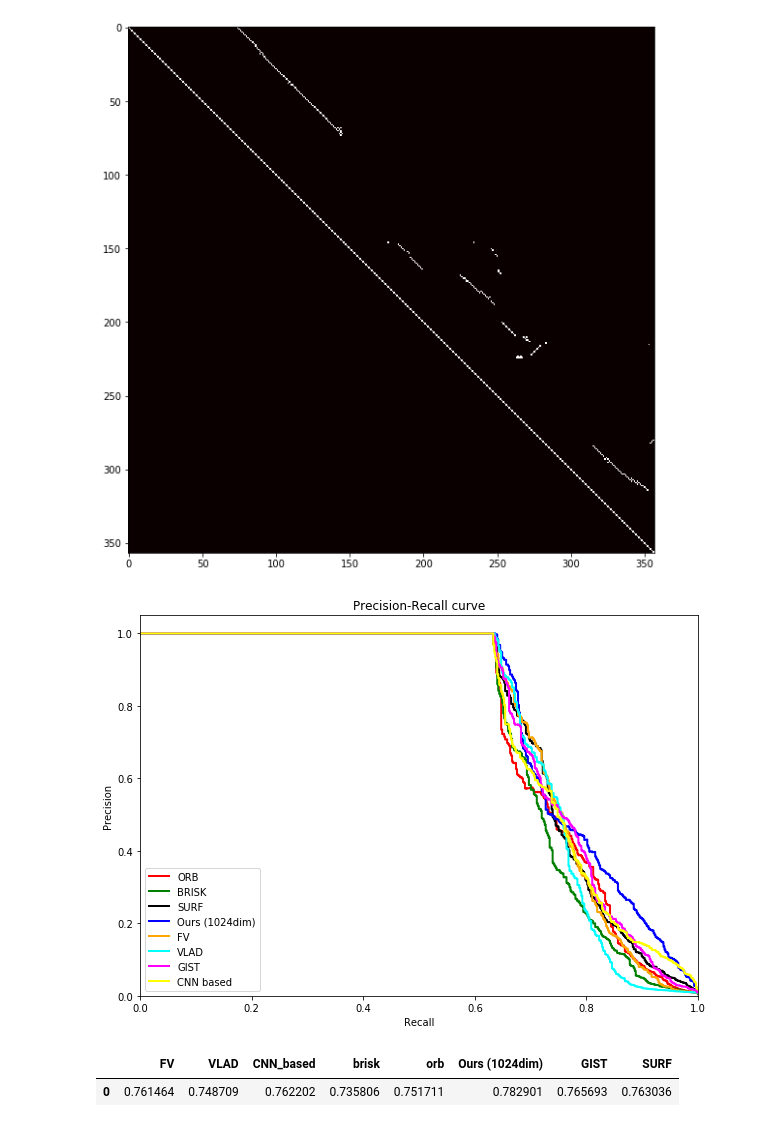
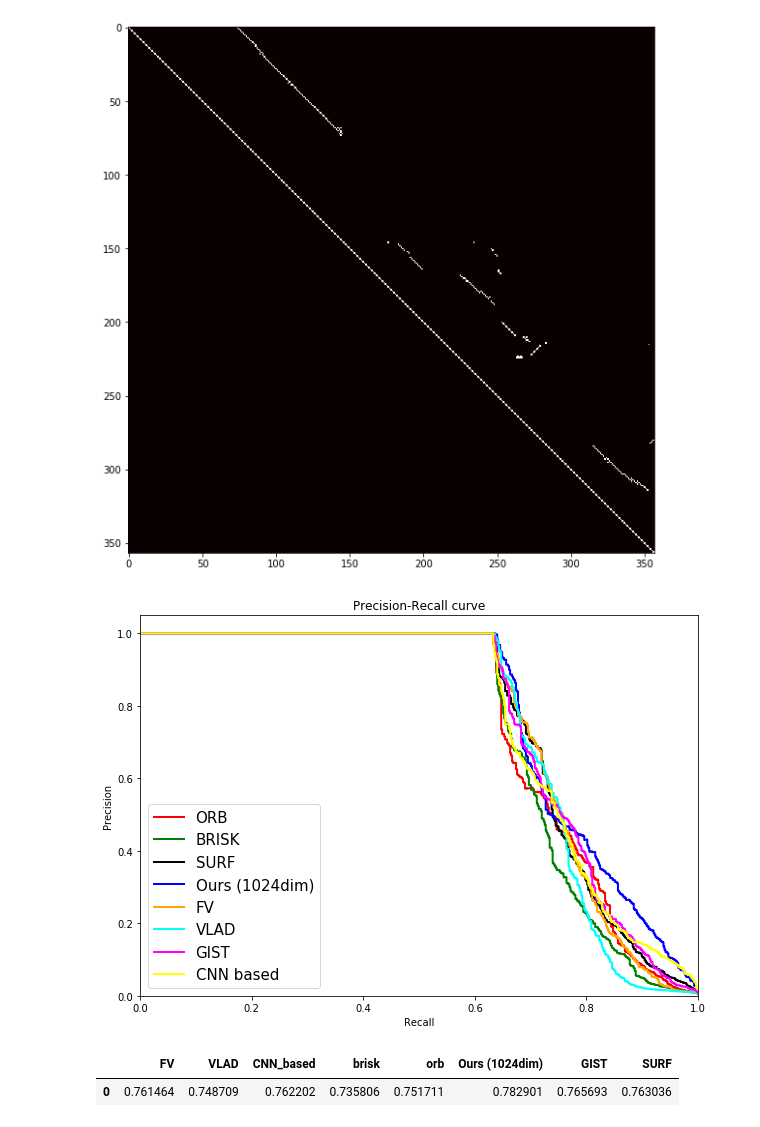
Before and after one commit to JustWon/LC_Result_Analysis, a Jupyter notebook: 20171007 Experiment for NC.ipynb, the cells around one changed output. Saved outputs shown, nothing was run; the diff lists cells and outputs as text; code cells hidden in the pictures.

```diff
--- a/20171007 Experiment for NC.ipynb
+++ b/20171007 Experiment for NC.ipynb
@@ -141,35 +141,35 @@ ap_results['FV'] = FV_result[2]
 mat_contents = sio.loadmat('vlfeat_results/20171006/vlad_NC_corr_matrix.mat')
 corr_matrix = mat_contents['corr_matrix']
 vlad_result = PrecisionRecallCurve(GT_corr_mat, corr_matrix)
 plt.plot(vlad_result[1], vlad_result[0], lw=2, color='cyan', label='VLAD')
 ap_results['VLAD'] = vlad_result[2]
 
 mat_contents = sio.loadmat('gistdesc_results/gistdesc_nc.mat')
 corr_matrix = mat_contents['est_corr_mat']
 gist_result = PrecisionRecallCurve(GT_corr_mat, corr_matrix)
 plt.plot(gist_result[1], gist_result[0], lw=2, color='magenta', label='GIST')
 ap_results['GIST'] = gist_result[2]
 
 corr_matrix = np.loadtxt('cnnbased_results/cnnbased_NC.txt')
 cnnbased_result = PrecisionRecallCurve(GT_corr_mat, corr_matrix)
 plt.plot(cnnbased_result[1], cnnbased_result[0], lw=2, color='yellow', label='CNN based')
 ap_results['CNN_based'] = cnnbased_result[2]
 
 # mat_contents = sio.loadmat('vlfeat_results/20171006/bovw_NC_corr_matrix.mat')
 # corr_matrix = mat_contents['corr_matrix']
 # vlad_result = PrecisionRecallCurve(GT_corr_mat, corr_matrix)
 # plt.plot(vlad_result[1], vlad_result[0], lw=2, color='magenta', label='SIFT (vlfeat)'+ " "+  str(vlad_result[2]))
 
 
 plt.xlabel('Recall')
 plt.ylabel('Precision')
 plt.ylim([0.0, 1.05])
 plt.xlim([0.0, 1.0])
 plt.title('Precision-Recall curve')
-plt.legend(loc="lower left")
+plt.legend(loc="lower left", prop={'size':15})
 plt.show()
 # %% [output]
-[figure, old version]
+[figure, new version]
 # %%
 DataFrame([ap_results], columns=ap_results.keys())
 # %% [output]
```
Also changed, not shown: 3 other files.
